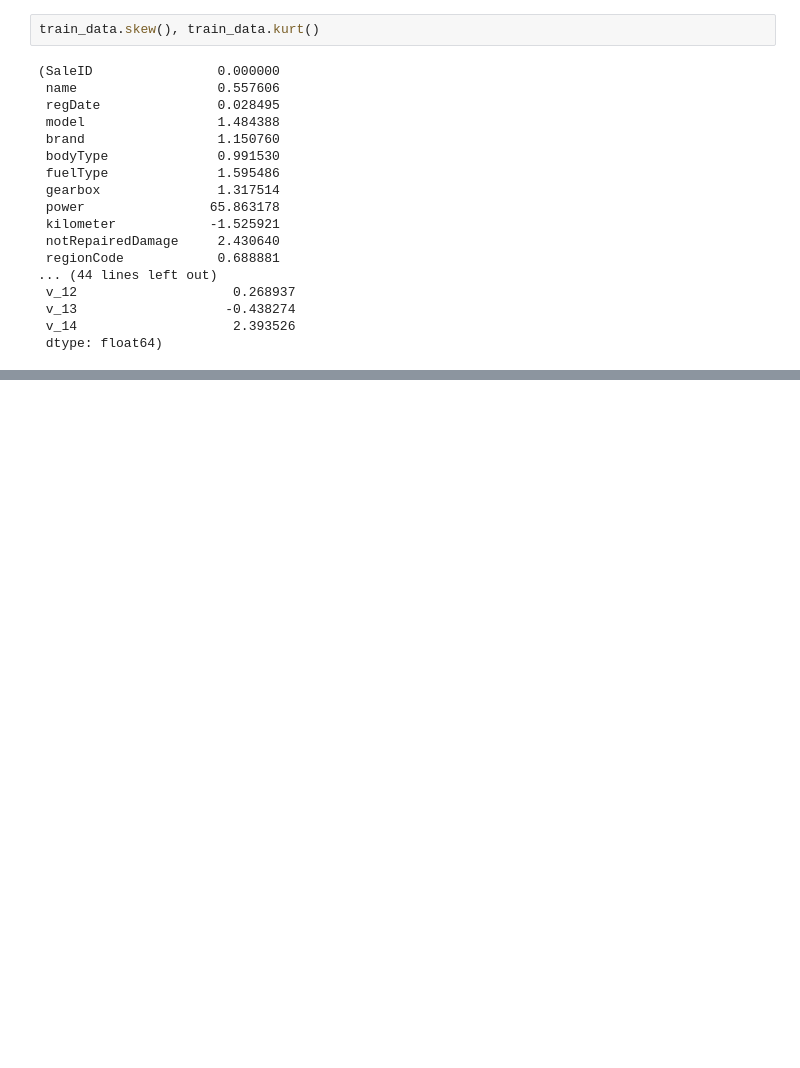
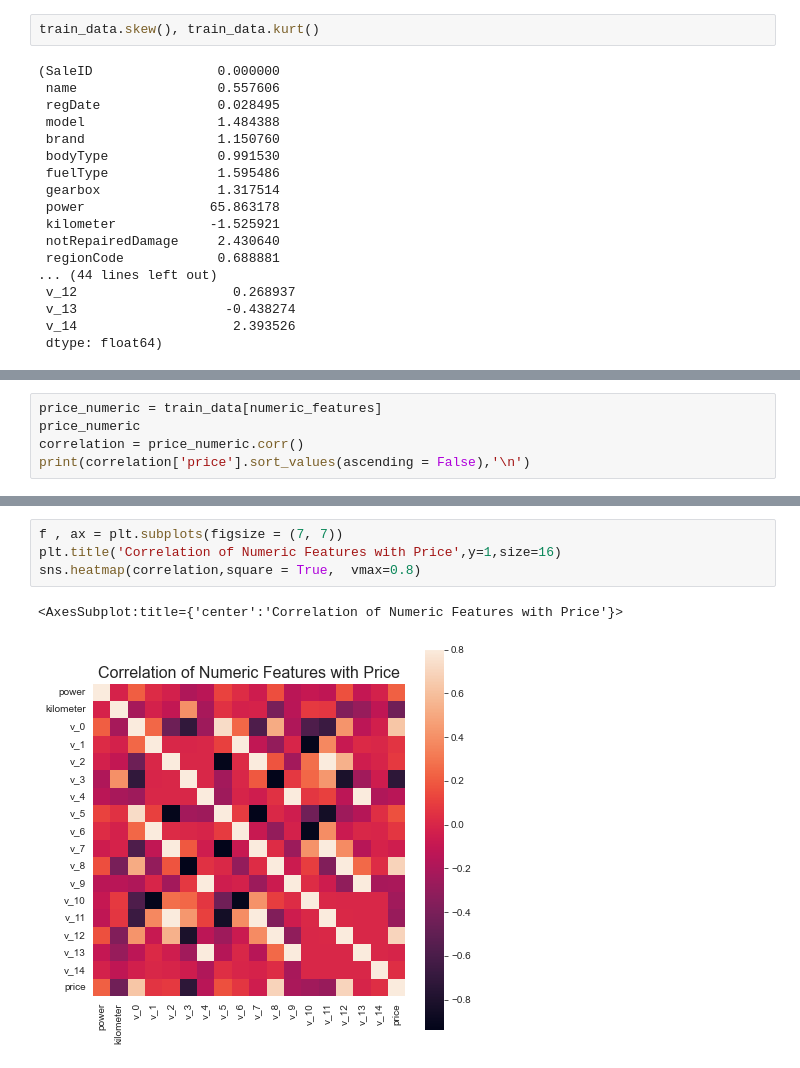
Before and after one commit to SihanWang-WHU/cars_deal_price_prediction, a Jupyter notebook: data/data_info.ipynb, the cells around one changed output, grey strips where cells are left out. Cells and saved outputs as stored; diff of their text form; blank space fills up the shorter version.

```diff
--- a/data/data_info.ipynb
+++ b/data/data_info.ipynb
@@ -216,0 +257,5 @@ train_data.skew(), train_data.kurt()
+# %%
+price_numeric = train_data[numeric_features]
+price_numeric
+correlation = price_numeric.corr()
+print(correlation['price'].sort_values(ascending = False),'\n')
@@ -216,0 +282,7 @@ train_data.skew(), train_data.kurt()
+# %%
+f , ax = plt.subplots(figsize = (7, 7))
+plt.title('Correlation of Numeric Features with Price',y=1,size=16)
+sns.heatmap(correlation,square = True,  vmax=0.8)
+# %% [output]
+<AxesSubplot:title={'center':'Correlation of Numeric Features with Price'}>
+[figure, added]
```
Also changed, not shown: parts of 15 cells of this notebook.
